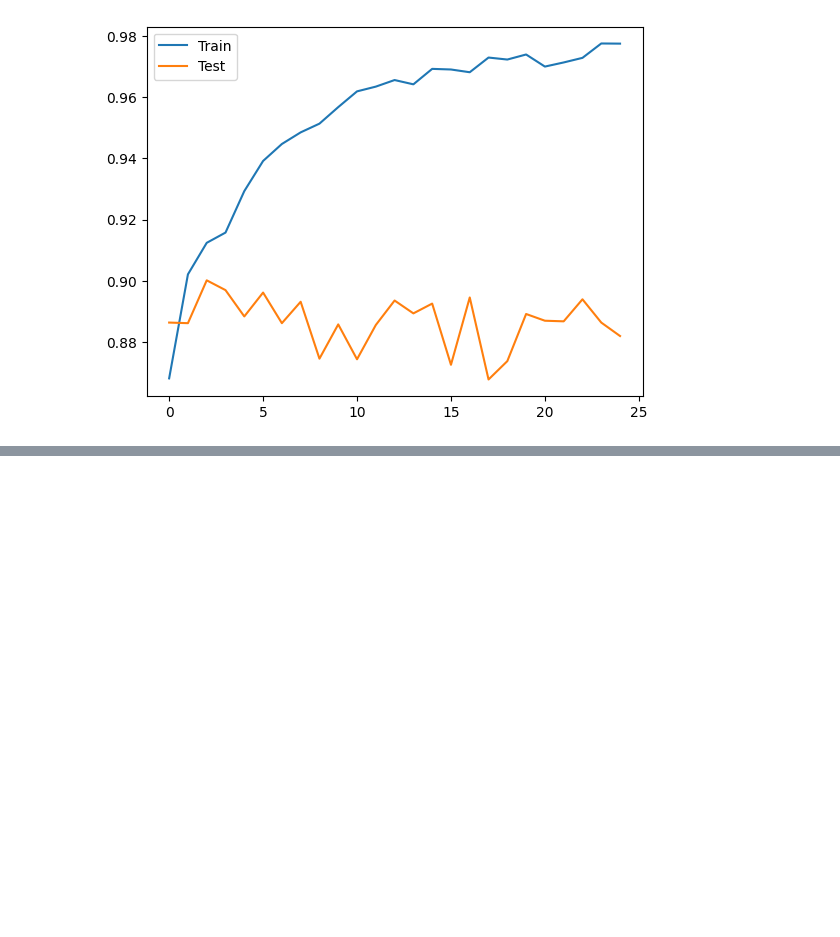
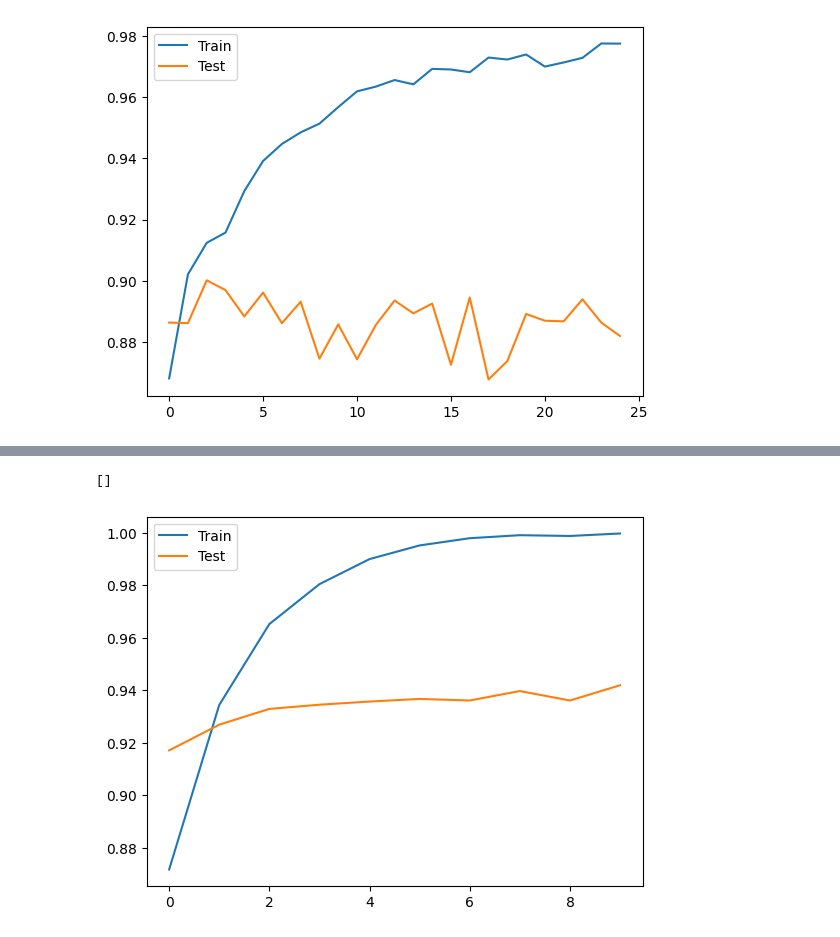
Before and after one commit to ayansuvra/Deep-Learning, a Jupyter notebook: CNN/TransferLearning.ipynb, the cells around one changed output, grey strips where cells are left out. Cells and saved outputs as stored; diff of their text form; code cells hidden in the pictures; blank space fills up the shorter version.

```diff
--- a/CNN/TransferLearning.ipynb
+++ b/CNN/TransferLearning.ipynb
@@ -196,0 +277,9 @@ plt.plot()
+# %%
+plt.plot(history.history['accuracy'], label='Train')
+plt.plot(history.history['val_accuracy'], label='Test')
+
+plt.legend()
+plt.plot()
+# %% [output]
+[]
+[figure, added]
```
Also changed, not shown: parts of 9 cells of this notebook.
